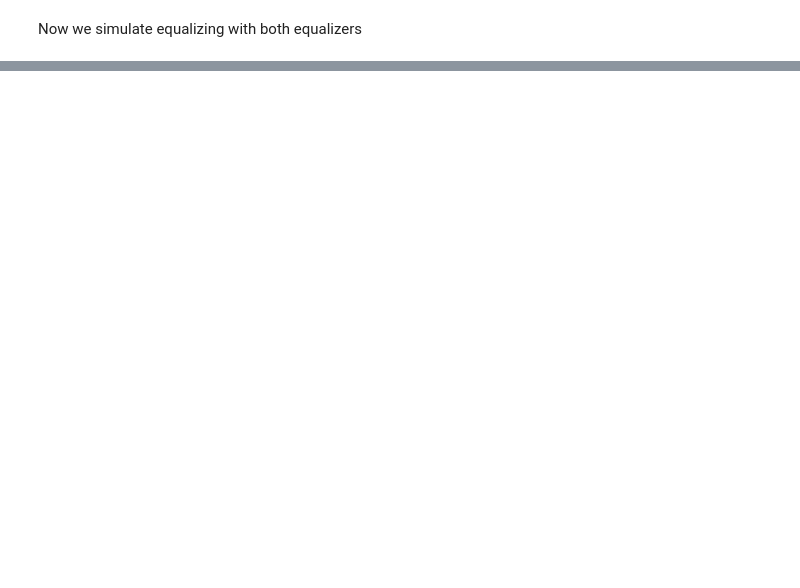
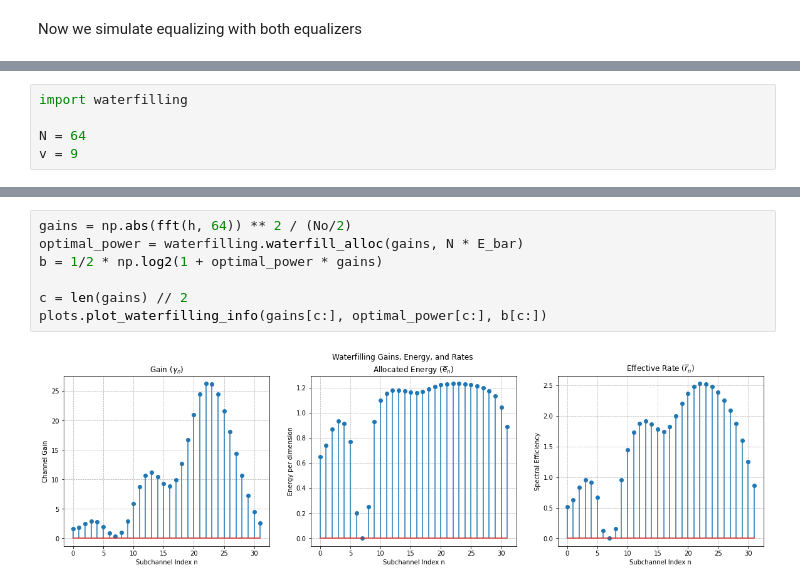
Before and after one commit to JacksonPaull/OFDM, a Jupyter notebook: project.ipynb, the cells around one changed output, grey strips where cells are left out. Drawn from its saved outputs; the diff is of its cells as text; blank space fills up the shorter version.

```diff
--- a/project.ipynb
+++ b/project.ipynb
@@ -404,0 +413,5 @@ The empirical probability of error using an MMSE equalizer we simulate is: 0.008
+# %%
+import waterfilling
+
+N = 64
+v = 9
@@ -404,0 +439,9 @@ The empirical probability of error using an MMSE equalizer we simulate is: 0.008
+# %%
+gains = np.abs(fft(h, 64)) ** 2 / (No/2)
+optimal_power = waterfilling.waterfill_alloc(gains, N * E_bar)
+b = 1/2 * np.log2(1 + optimal_power * gains)
+
+c = len(gains) // 2
+plots.plot_waterfilling_info(gains[c:], optimal_power[c:], b[c:])
+# %% [output]
+[figure, added]
```
Also changed, not shown: parts of 24 cells of this notebook, 4 other files.
